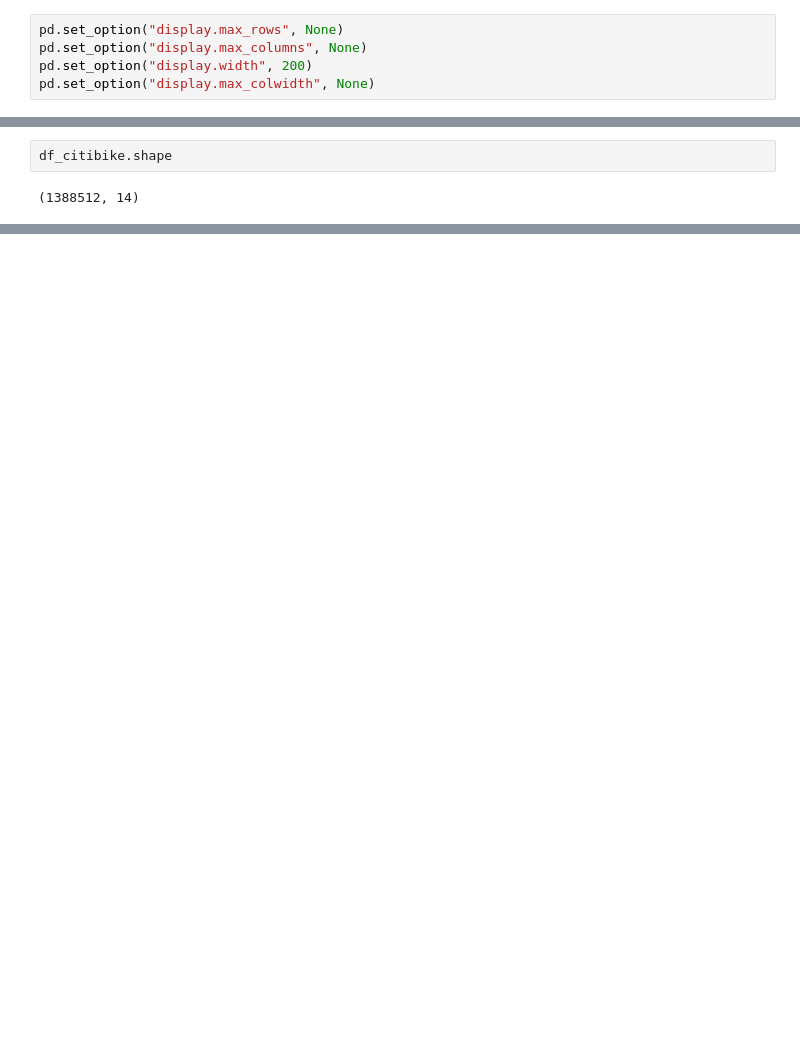
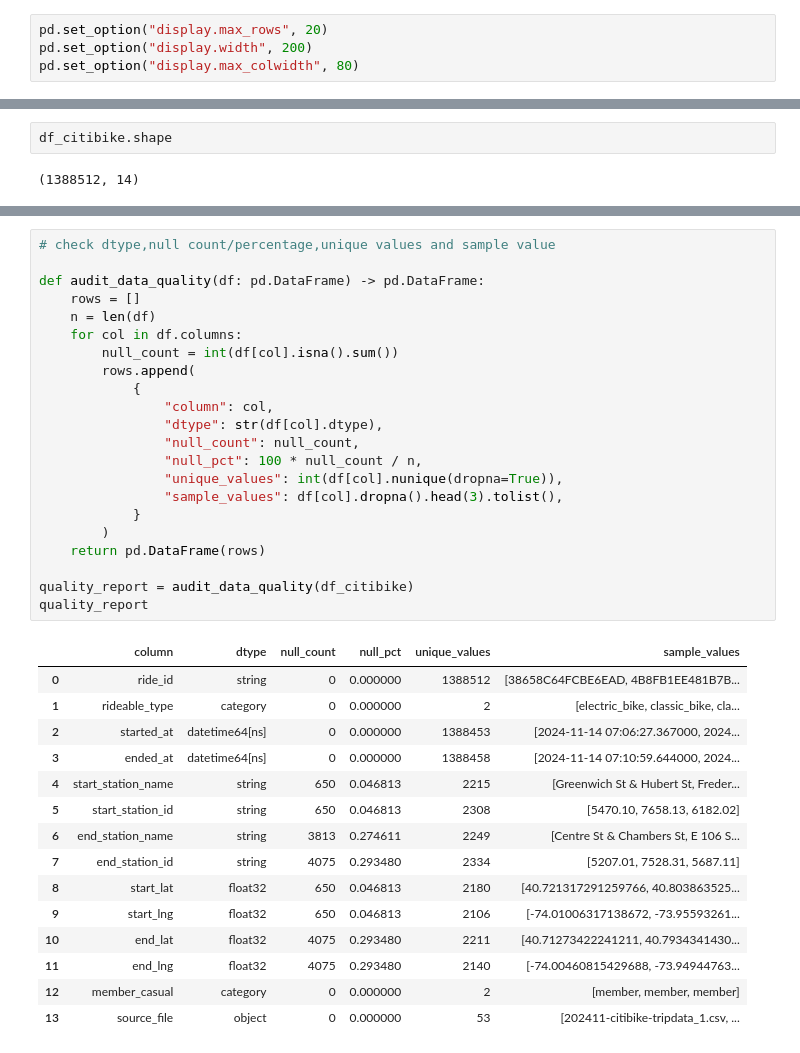
Before and after one commit to Felix-Middeldorf/citibike-nypd-insurance, a Jupyter notebook: notebooks/Citi_Bike.ipynb, the cells around one changed output, grey strips where cells are left out. Cells and saved outputs as stored; diff of their text form; blank space fills up the shorter version.

```diff
--- a/notebooks/Citi_Bike.ipynb
+++ b/notebooks/Citi_Bike.ipynb
@@ -45,7 +48,6 @@ from sklearn.preprocessing import StandardScaler
 
 from xgboost import XGBRegressor
 # %%
-pd.set_option("display.max_rows", None)
-pd.set_option("display.max_columns", None)
+pd.set_option("display.max_rows", 20)
 pd.set_option("display.width", 200)
-pd.set_option("display.max_colwidth", None)
+pd.set_option("display.max_colwidth", 80)
@@ -635,0 +210,38 @@ Name: count, dtype: int64
+# %%
+# check dtype,null count/percentage,unique values and sample value
+
+def audit_data_quality(df: pd.DataFrame) -> pd.DataFrame:
+    rows = []
+    n = len(df)
+    for col in df.columns:
+        null_count = int(df[col].isna().sum())
+        rows.append(
+            {
+                "column": col,
+                "dtype": str(df[col].dtype),
+                "null_count": null_count,
+                "null_pct": 100 * null_count / n,
+                "unique_values": int(df[col].nunique(dropna=True)),
+                "sample_values": df[col].dropna().head(3).tolist(),
+            }
+        )
+    return pd.DataFrame(rows)
+
+quality_report = audit_data_quality(df_citibike)
+quality_report
+# %% [output]
+|  | column | dtype | null_count | null_pct | unique_values | sample_values |
+| 0 | ride_id | string | 0 | 0.000000 | 1388512 | [38658C64FCBE6EAD, 4B8FB1EE481B7B... |
+| 1 | rideable_type | category | 0 | 0.000000 | 2 | [electric_bike, classic_bike, cla... |
+| 2 | started_at | datetime64[ns] | 0 | 0.000000 | 1388453 | [2024-11-14 07:06:27.367000, 2024... |
+| 3 | ended_at | datetime64[ns] | 0 | 0.000000 | 1388458 | [2024-11-14 07:10:59.644000, 2024... |
+| 4 | start_station_name | string | 650 | 0.046813 | 2215 | [Greenwich St & Hubert St, Freder... |
+| 5 | start_station_id | string | 650 | 0.046813 | 2308 | [5470.10, 7658.13, 6182.02] |
+| 6 | end_station_name | string | 3813 | 0.274611 | 2249 | [Centre St & Chambers St, E 106 S... |
+| 7 | end_station_id | string | 4075 | 0.293480 | 2334 | [5207.01, 7528.31, 5687.11] |
+| 8 | start_lat | float32 | 650 | 0.046813 | 2180 | [40.721317291259766, 40.803863525... |
+| 9 | start_lng | float32 | 650 | 0.046813 | 2106 | [-74.01006317138672, -73.95593261... |
+| 10 | end_lat | float32 | 4075 | 0.293480 | 2211 | [40.71273422241211, 40.7934341430... |
+| 11 | end_lng | float32 | 4075 | 0.293480 | 2140 | [-74.00460815429688, -73.94944763... |
+| 12 | member_casual | category | 0 | 0.000000 | 2 | [member, member, member] |
+| 13 | source_file | object | 0 | 0.000000 | 53 | [202411-citibike-tripdata_1.csv, ... |
```
Also changed, not shown: parts of 134 cells of this notebook.
